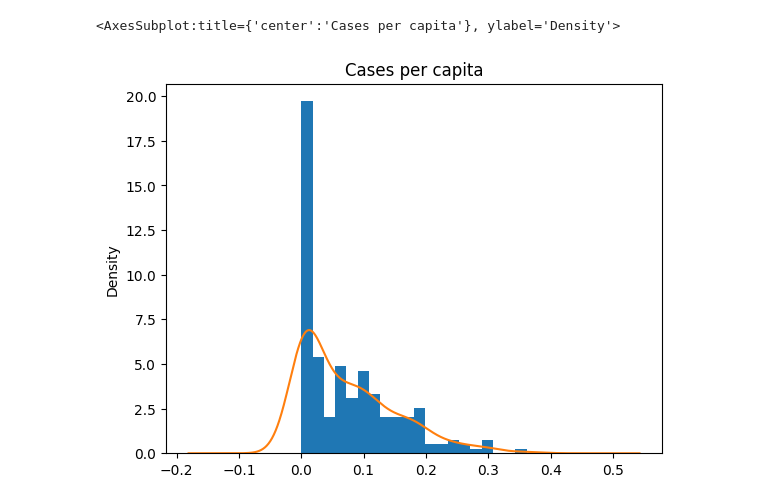
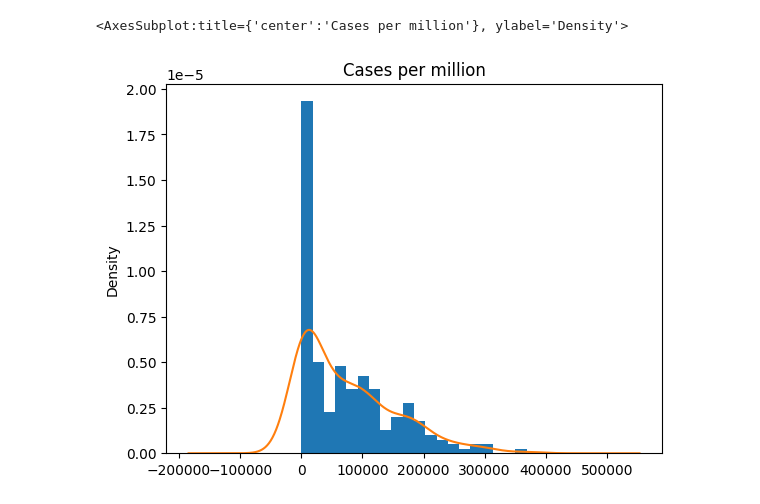
Before and after one commit to msdec321/PythonBasics, a Jupyter notebook: statistics/basics.ipynb, the cells around one changed output. Cells and saved outputs as stored; diff of their text form; code cells hidden in the pictures.

```diff
--- a/statistics/basics.ipynb
+++ b/statistics/basics.ipynb
@@ -14,12 +14,12 @@ matplotlib.style.use('default')
 # Class definitions
 
 class Location(object):
-    def init(self, name, population, cases, casesPerCapita):
+    def init(self, name, population, cases, casesPerMillion):
 
         self.name = name
         self.population = population
         self.cases = cases
-        self.casesPerCapita = casesPerCapita
+        self.casesPerMillion = casesPerMillion
 # %%
 # Function definitions
 
@@ -79,23 +79,23 @@ for i, country in enumerate(countries):
     locations[i].name = country
     locations[i].population = temp['population'].max()
 
-    locations[i].cases = temp['total_cases'].max()
-    locations[i].casesPerCapita = locations[i].cases / locations[i].population
+    locations[i].cases = temp['new_cases'].max()
+    locations[i].casesPerMillion = temp['total_cases_per_million'].max()
 # %%
-name, casesPerCapita = [], []
+name, casesPerMillion = [], []
 
 for i in range(len(locations)):
     name.append(locations[i].name)
-    casesPerCapita.append(locations[i].casesPerCapita)
+    casesPerMillion.append(locations[i].casesPerMillion)
 # %%
 # Create a dataframe for list of countries and their current total_cases
 
-d = {'Country': countries, 'Cases per capita': casesPerCapita, 'Deaths per capita': deathsPerCapita, 'Vacc per capita': vaccPerCapita}
+d = {'Country': countries, 'Cases per million': casesPerMillion}
 df = pd.DataFrame(d)
 # %%
-ax = df.hist('Cases per capita', grid = False, bins = 20, density=True)
-df['Cases per capita'].plot.kde()
+ax = df.hist('Cases per million', grid = False, bins = 20, density=True)
+df['Cases per million'].plot.kde()
 # %% [output]
-<AxesSubplot:title={'center':'Cases per capita'}, ylabel='Density'>
+<AxesSubplot:title={'center':'Cases per million'}, ylabel='Density'>
-[figure, old version]
+[figure, new version]
 # %%
```
Also changed, not shown: parts of 9 cells of this notebook.
